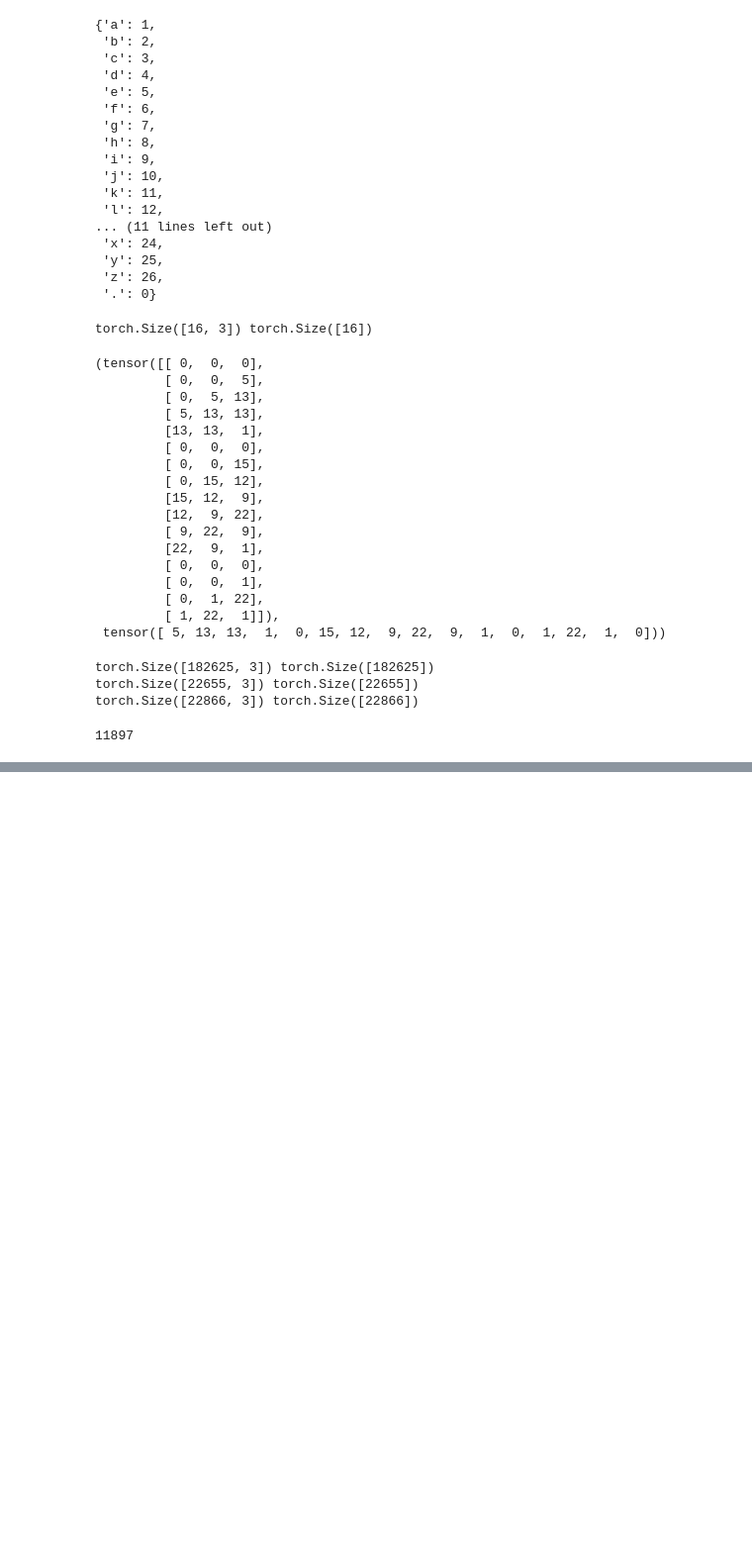
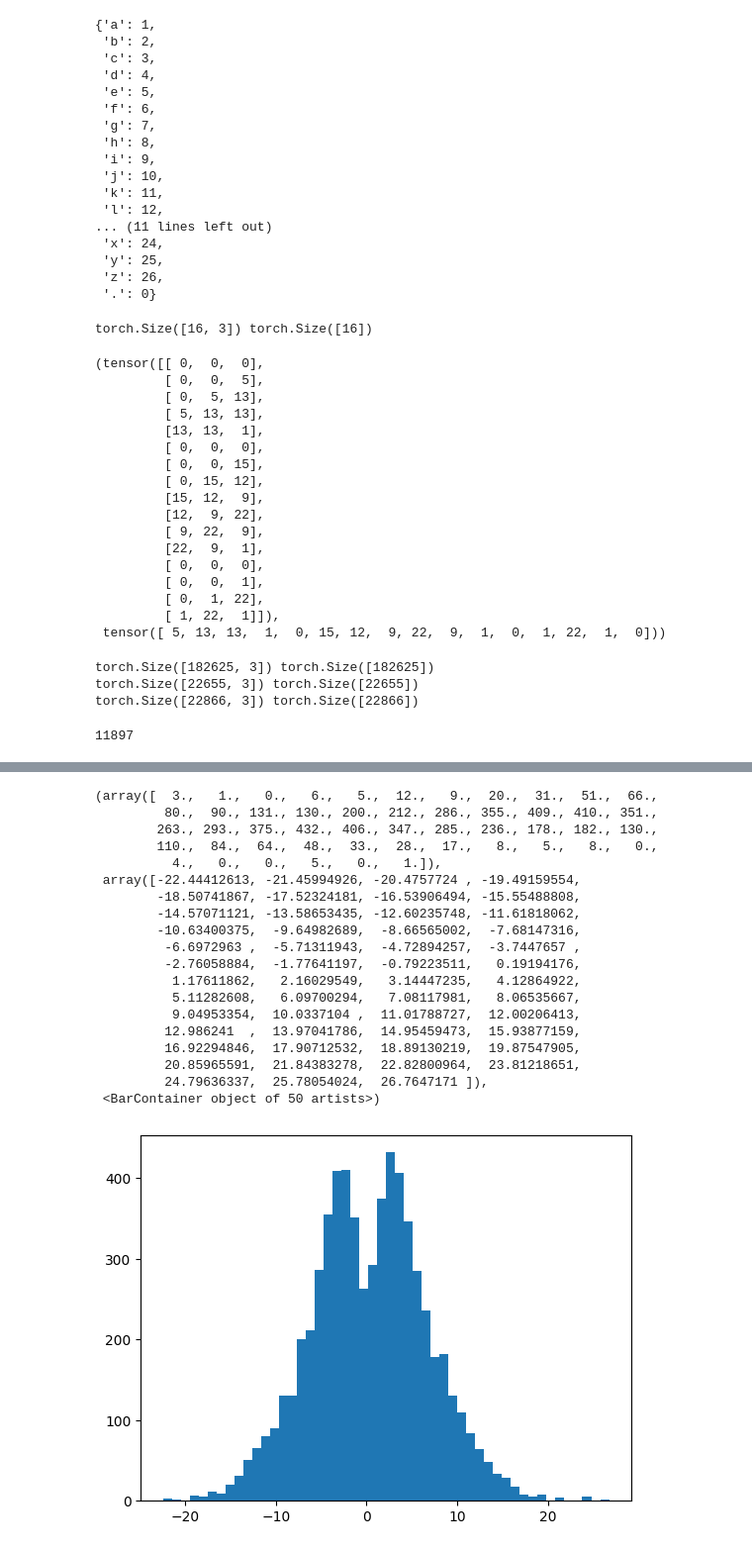
Before and after one commit to jinuk0211/python-ML, a Jupyter notebook: activation,_batchnorm.ipynb, the cells around one changed output, grey strips where cells are left out. Shown at 99% size. Saved outputs shown, nothing was run; the diff lists cells and outputs as text; code cells hidden in the pictures; blank space fills up the shorter version.

```diff
--- a/activation,_batchnorm.ipynb
+++ b/activation,_batchnorm.ipynb
@@ -164,6 +199,9 @@ xtr.shape[0]
 max_step = 200000
 batch_size = 32
 lossi = []
+
+#                 def forward():
+#-----------------------------------------------------------
 for i in range(max_step):
   ## mini batch 만들기
   #batch size, 하면 size[32]가되고 , 없으면 size[1]이 됨
@@ -172,15 +210,47 @@ for i in range(max_step):
   #xtr shape 16,3 ytr shape 16
 
   #forward pass
+
   emb = C[xb]
   # xb shape = 32,3 C shape = 27,10 C가 뭐였냐 -> embedding matrix
   #emb shape = 32,3,10 pytorch의 tensor 에 tensor index 원리? 몰루
   embconcat = emb.view(emb.shape[0],-1)
   # emb.shape[0] = 32 즉 embconcat shape = 32,30
-  hpreact = embconcat @ W1 + b1
+
+#               linear layer
+#--------------------------------------------------------------------------
+
+  hpreact = embconcat @ W1 # + b1  <- useless
   #h_pre_act = hidden layer pre activation
   # 단순히 activition function 전의 hidden layer
   # W1 shape 30,200이였으므로 곱셈가능
+
+
+#               batchnorm layer -2015 paper-
+#                 less decent than layer normalization such as
+#---------------------------------------------------------------------------
+
+  bnmeani = hpreact.mean(0,keepdim=True)
+  bnstdi = hpreact.std(0,keepdim=True)
+  hpreact = (hpreact-bnmeani)/bnstdi
+  #tanh(hpreact) 가 0에 가까워져야하며 표준편차 또한 일정해지면 좋다
+  #hidden layer마다 normalization을 적용시키면 효율이 극대화되는게 아닌가?
+  #-> batch normaliztion comes into play
+
+
+  bngain= torch.ones((1,n_hidden))
+  bnbias = torch.zeros((1,n_hidden))
+  hpreact = bngain*hpreact + bnbias
+  #but 정규화가 진행됬어도 bell shape의 shift and scale이 있어야 효율이 좋아짐
+  #batch normalization gain and batch normalization bias comes into play
+
+  with torch.no_grad():
+    bnmean_running = 0.999* bnmean_running + 0.001*bnmeani
+    bnstd_running = 0.999 * bnstd_running + 0.001*bnstdi
+                                            # momentum이라불림 0.001
+#---------------------------------------------------------------------------
+ #        non-linarity
+
   h = torch.tanh(hpreact)#activation function
   # W2.shape 200,27
   # hpreact.shape = 32,200
@@ -199,12 +269,11 @@ for i in range(max_step):
   lr = 0.1 if i < 100000 else 0.01
   #학습률 조절 초기엔 빠르게 갈수록 안정적으로
   for p in parameters:
-    p.data += lr * p.grad
+    p.data += -lr * p.grad
 
 
   # tqdm 모시깽깽이로 진행상황 표시
   if i % 10000 == 0:
     print(f'{i:7d}/{max_step:7d}: {loss.item():.4f}')
   lossi.append(loss.log10().item())
-
   break
@@ -210,0 +328,23 @@ for i in range(max_step):
+# %%
+plt.hist(hpreact.view(-1).tolist(),50)
+# %% [output]
+(array([  3.,   1.,   0.,   6.,   5.,  12.,   9.,  20.,  31.,  51.,  66.,
+         80.,  90., 131., 130., 200., 212., 286., 355., 409., 410., 351.,
+        263., 293., 375., 432., 406., 347., 285., 236., 178., 182., 130.,
+        110.,  84.,  64.,  48.,  33.,  28.,  17.,   8.,   5.,   8.,   0.,
+          4.,   0.,   0.,   5.,   0.,   1.]),
+ array([-22.44412613, -21.45994926, -20.4757724 , -19.49159554,
+        -18.50741867, -17.52324181, -16.53906494, -15.55488808,
+        -14.57071121, -13.58653435, -12.60235748, -11.61818062,
+        -10.63400375,  -9.64982689,  -8.66565002,  -7.68147316,
+         -6.6972963 ,  -5.71311943,  -4.72894257,  -3.7447657 ,
+         -2.76058884,  -1.77641197,  -0.79223511,   0.19194176,
+          1.17611862,   2.16029549,   3.14447235,   4.12864922,
+          5.11282608,   6.09700294,   7.08117981,   8.06535667,
+          9.04953354,  10.0337104 ,  11.01788727,  12.00206413,
+         12.986241  ,  13.97041786,  14.95459473,  15.93877159,
+         16.92294846,  17.90712532,  18.89130219,  19.87547905,
+         20.85965591,  21.84383278,  22.82800964,  23.81218651,
+         24.79636337,  25.78054024,  26.7647171 ]),
+ <BarContainer object of 50 artists>)
+[figure, added]
```
Also changed, not shown: parts of 25 cells of this notebook.
